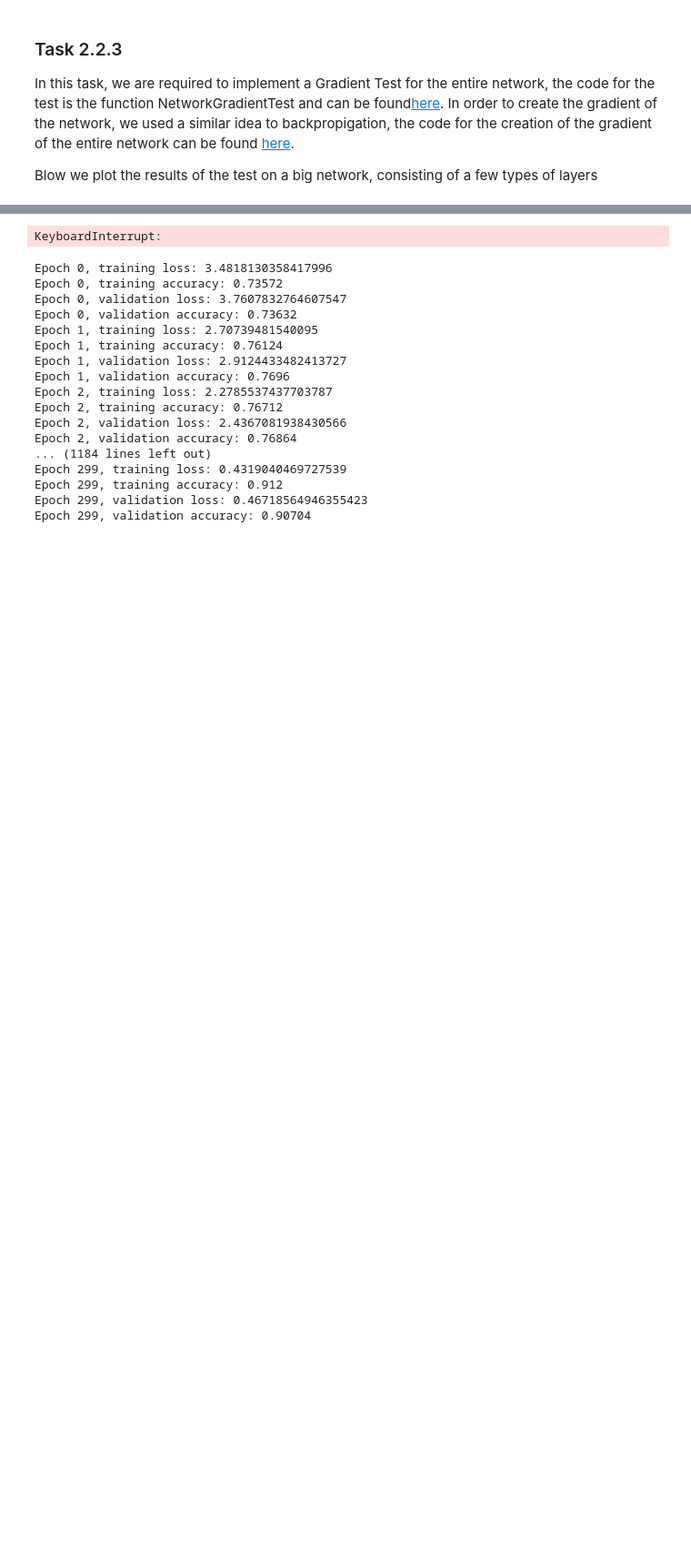
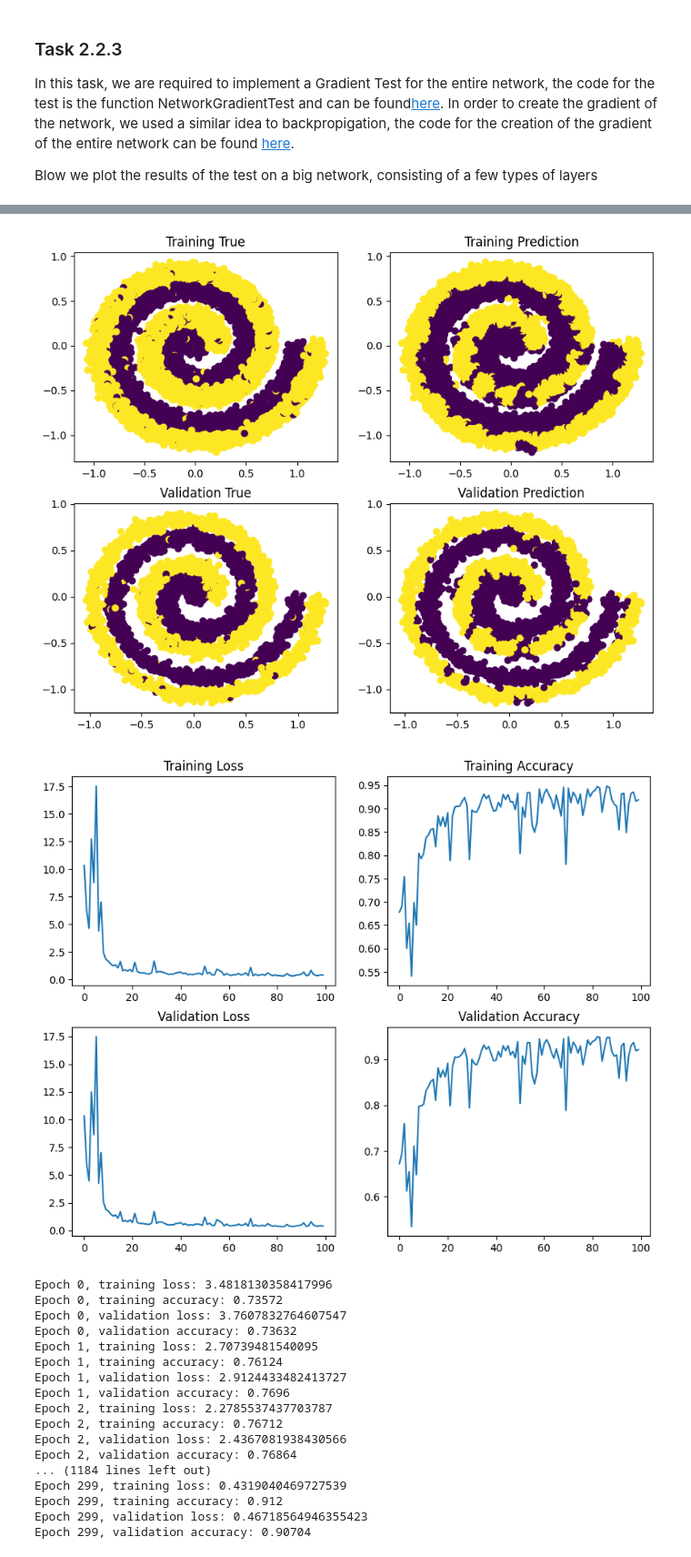
Before and after one commit to elemyoav/Deep-Learning, a Jupyter notebook: Deep-Learning-1.ipynb, the cells around one changed output, grey strips where cells are left out. Shown at 91% size. Cells and saved outputs as stored; diff of their text form; code cells hidden in the pictures; blank space fills up the shorter version.

```diff
--- a/Deep-Learning-1.ipynb
+++ b/Deep-Learning-1.ipynb
@@ -252,19 +252,18 @@ lr = 5e-5
 # lr 5e-3, 5e-5
 # 2 layers, 4 width
 
-K = 32
 network = GenericNetwork(
 layers = [
-    ReLULayer(2, K),
-    ReLULayer(K, 2*K),
-    ReLULayer(2*K, 4*K),
-    ReLULayer(4*K, 8*K)
+    ReLULayer(2, 32),
+    ReLULayer(32, 64),
+    ReLULayer(64, 64),
+    ReLULayer(64, 64)
 ],
-output_layer= SoftmaxLayer(8*K, 2)
+output_layer= SoftmaxLayer(64, 2)
 )
 
 # train the network
-tloss, vloss, tacc, vacc = SGD(Xt, Yt, Xv, Yv, network, lr, epochs=50)
+tloss, vloss, tacc, vacc = SGD(Xt, Yt, Xv, Yv, network, lr, epochs=100, batch_size=16)
 plot_data(network, Xt, Yt, Xv, Yv)
 plot_loss_and_accuracy(tloss, tacc, vloss, vacc)
 # %% [output]
@@ -288,4 +287,5 @@ Epoch 20, validation accuracy: 0.9494
-KeyboardInterrupt:
+[figure, added]
+[figure, added]
 # %%
 dataset = peaks
 Xt = dataset['Yt']
```
Also changed, not shown: parts of 7 cells of this notebook, 1 other file.
